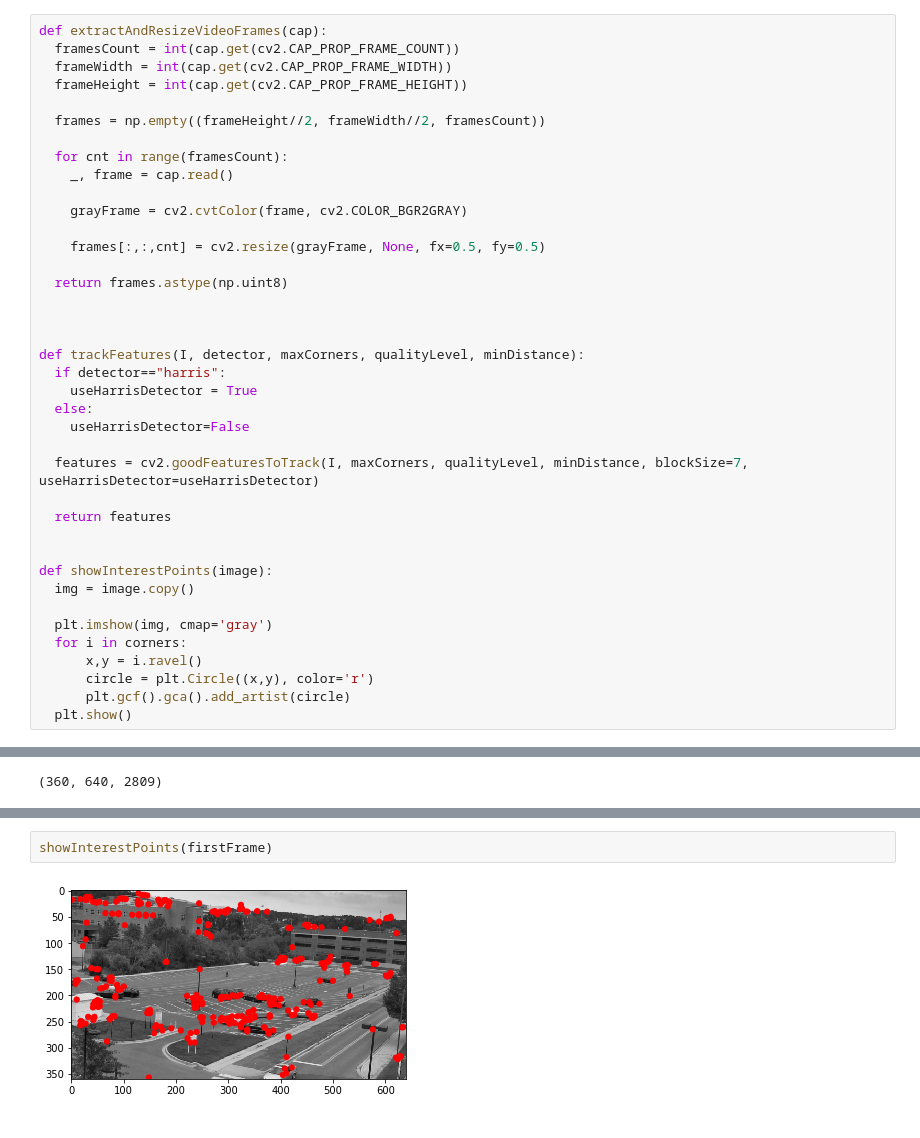
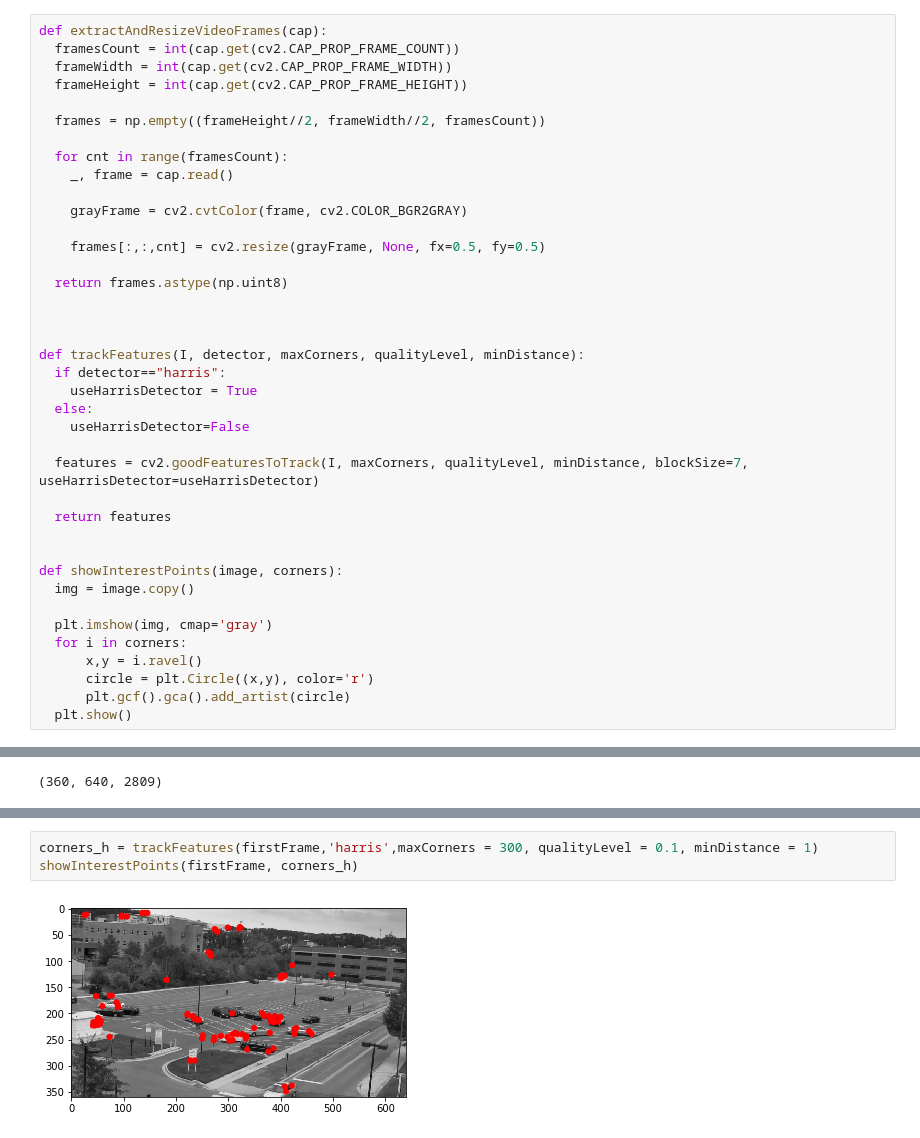
Before and after one commit to LoniasGR/video-analysis, a Jupyter notebook: Assignment1/Part2/part2.ipynb, the cells around one changed output, grey strips where cells are left out. Cells and saved outputs as stored; diff of their text form.

```diff
--- a/Assignment1/Part2/part2.ipynb
+++ b/Assignment1/Part2/part2.ipynb
@@ -33,7 +33,7 @@ def trackFeatures(I, detector, maxCorners, qualityLevel, minDistance):
   return features
 
 
-def showInterestPoints(image):
+def showInterestPoints(image, corners):
   img = image.copy()
 
   plt.imshow(img, cmap='gray')
@@ -56,4 +59,5 @@ corners = trackFeatures(firstFrame, 'shi-tomasi',maxCorners = 300, qualityLevel
-# %%
-showInterestPoints(firstFrame)
-# %% [output]
-[figure, removed]
+# %%
+corners_h = trackFeatures(firstFrame,'harris',maxCorners = 300, qualityLevel = 0.1, minDistance = 1)
+showInterestPoints(firstFrame, corners_h)
+# %% [output]
+[figure, added]
```
Also changed, not shown: parts of 2 cells of this notebook, 1 other file.
